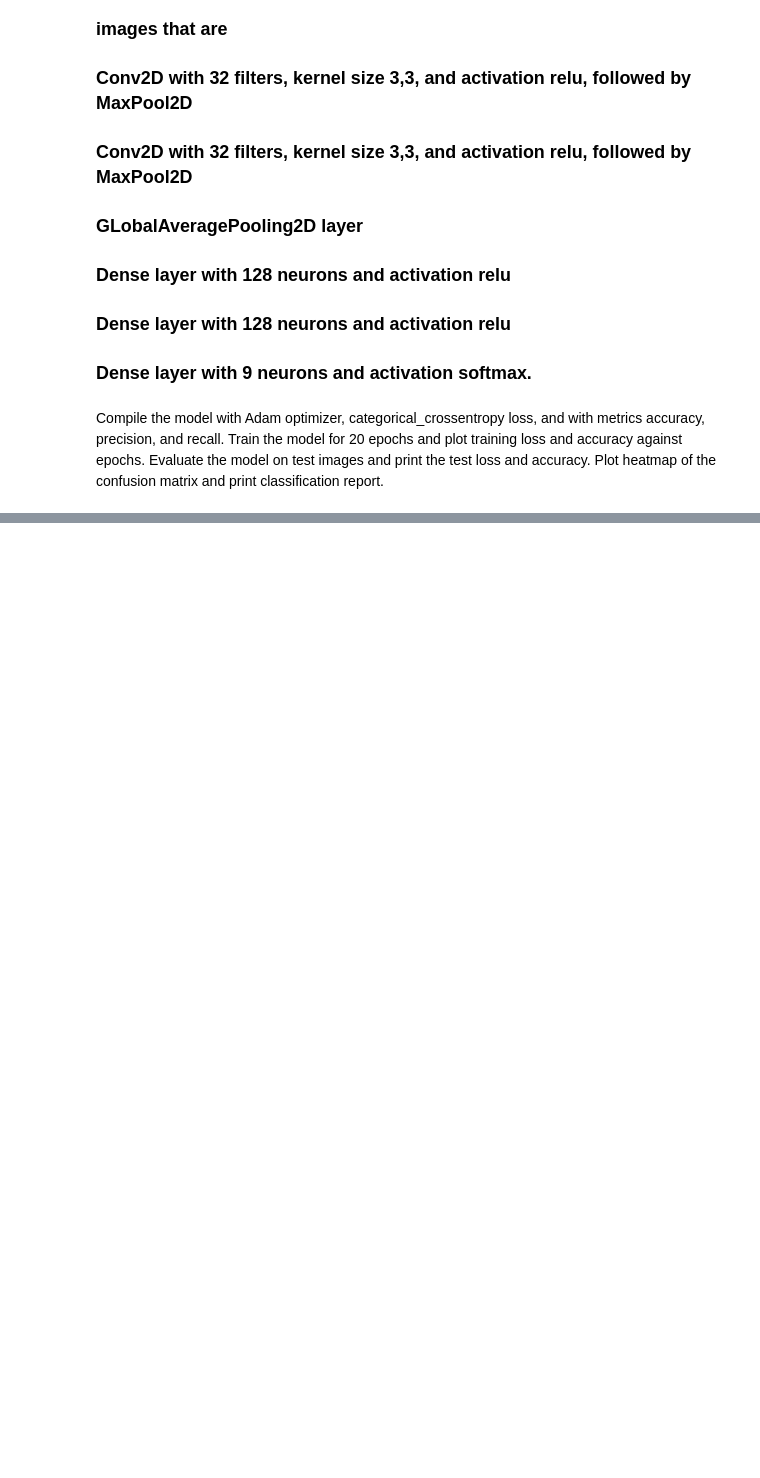
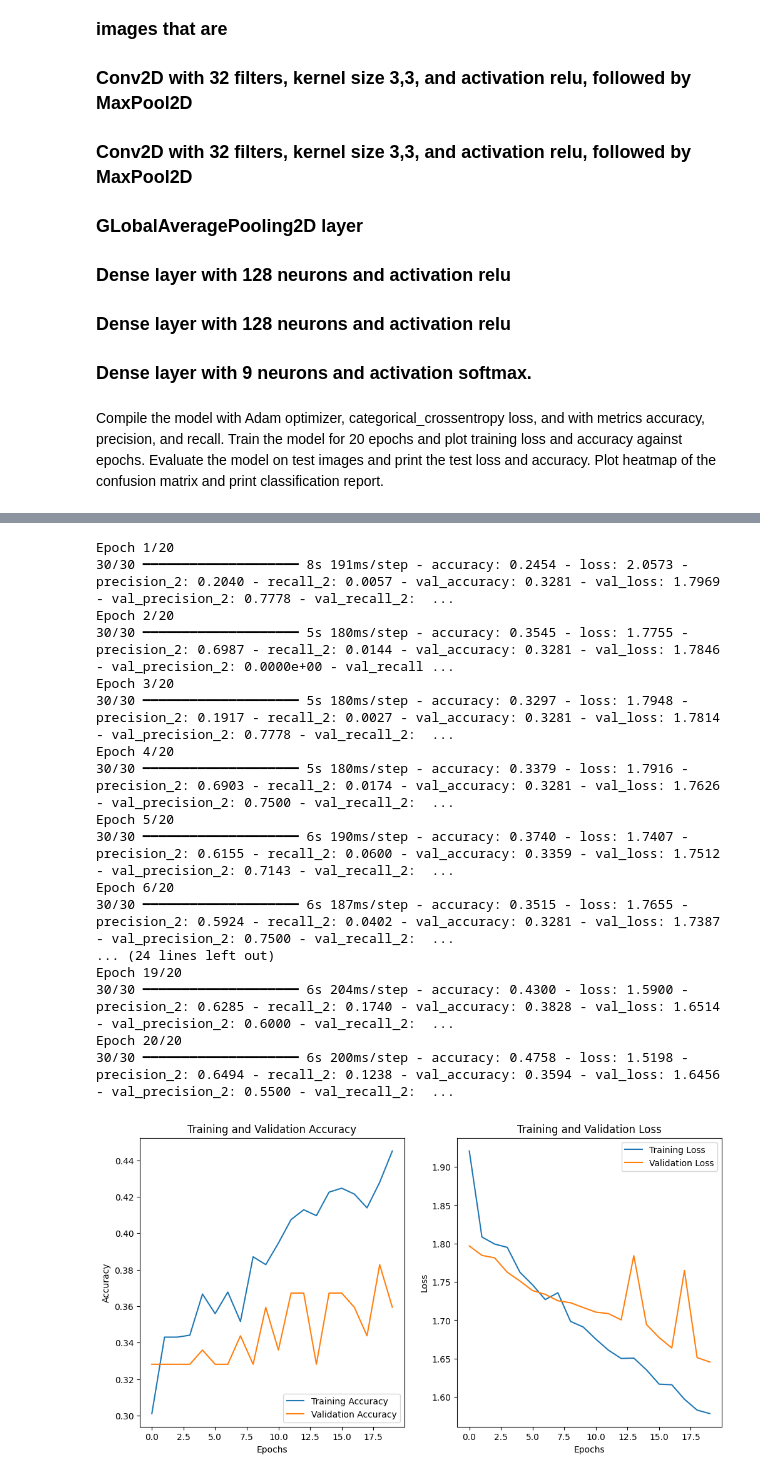
Before and after one commit to OsorioEL/BoatClassification_CNN_and_TransferLearning_Project, a Jupyter notebook: BoatClassification_CNN_TransferLearning.ipynb, the cells around one changed output, grey strips where cells are left out. Saved outputs shown, nothing was run; the diff lists cells and outputs as text; code cells hidden in the pictures; blank space fills up the shorter version.

```diff
--- a/BoatClassification_CNN_TransferLearning.ipynb
+++ b/BoatClassification_CNN_TransferLearning.ipynb
@@ -362,8 +267,6 @@ Plot heatmap of the confusion matrix and print classification report.
 # %%
- # Compile the model with Adam optimizer, categorical crossentropy loss function,
-# and accuracy, precision, recall, and F1 metrics
-model.compile(optimizer='adam',
-              loss="SparseCategoricalCrossentropy",
-              metrics=['accuracy',
-                       tf.metrics.Precision(),
-                       tf.metrics.Recall()])
+model.compile(
+    optimizer='adam',
+    loss='categorical_crossentropy',
+    metrics=['accuracy', tf.keras.metrics.Precision(), tf.keras.metrics.Recall()]
+)
@@ -389,0 +273,61 @@ print(f"Number of classes: {num_classes}")
+# %%
+# Train the model
+# Set the number of epochs to 20
+epochs = 20
+
+# Train the model
+history = model.fit(
+    train_ds,
+    validation_data=val_ds,  # Use the validation dataset for validation during training
+    epochs=epochs
+)
+
+# Plot the training and validation accuracy/loss over epochs
+acc = history.history['accuracy']
+val_acc = history.history['val_accuracy']
+
+loss = history.history['loss']
+val_loss = history.history['val_loss']
+
+epochs_range = range(epochs)
+
+plt.figure(figsize=(12, 6))
+
+# Plot training and validation accuracy
+plt.subplot(1, 2, 1)
+plt.plot(epochs_range, acc, label='Training Accuracy')
+plt.plot(epochs_range, val_acc, label='Validation Accuracy')
+plt.xlabel('Epochs')
+plt.ylabel('Accuracy')
+plt.legend(loc='lower right')
+plt.title('Training and Validation Accuracy')
+
+# Plot training and validation loss
+plt.subplot(1, 2, 2)
+plt.plot(epochs_range, loss, label='Training Loss')
+plt.plot(epochs_range, val_loss, label='Validation Loss')
+plt.xlabel('Epochs')
+plt.ylabel('Loss')
+plt.legend(loc='upper right')
+plt.title('Training and Validation Loss')
+
+plt.show()
+# %% [output]
+Epoch 1/20
+30/30 ━━━━━━━━━━━━━━━━━━━━ 8s 191ms/step - accuracy: 0.2454 - loss: 2.0573 - precision_2: 0.2040 - recall_2: 0.0057 - val_accuracy: 0.3281 - val_loss: 1.7969 - val_precision_2: 0.7778 - val_recall_2:  ...
+Epoch 2/20
+30/30 ━━━━━━━━━━━━━━━━━━━━ 5s 180ms/step - accuracy: 0.3545 - loss: 1.7755 - precision_2: 0.6987 - recall_2: 0.0144 - val_accuracy: 0.3281 - val_loss: 1.7846 - val_precision_2: 0.0000e+00 - val_recall ...
+Epoch 3/20
+30/30 ━━━━━━━━━━━━━━━━━━━━ 5s 180ms/step - accuracy: 0.3297 - loss: 1.7948 - precision_2: 0.1917 - recall_2: 0.0027 - val_accuracy: 0.3281 - val_loss: 1.7814 - val_precision_2: 0.7778 - val_recall_2:  ...
+Epoch 4/20
+30/30 ━━━━━━━━━━━━━━━━━━━━ 5s 180ms/step - accuracy: 0.3379 - loss: 1.7916 - precision_2: 0.6903 - recall_2: 0.0174 - val_accuracy: 0.3281 - val_loss: 1.7626 - val_precision_2: 0.7500 - val_recall_2:  ...
+Epoch 5/20
+30/30 ━━━━━━━━━━━━━━━━━━━━ 6s 190ms/step - accuracy: 0.3740 - loss: 1.7407 - precision_2: 0.6155 - recall_2: 0.0600 - val_accuracy: 0.3359 - val_loss: 1.7512 - val_precision_2: 0.7143 - val_recall_2:  ...
+Epoch 6/20
+30/30 ━━━━━━━━━━━━━━━━━━━━ 6s 187ms/step - accuracy: 0.3515 - loss: 1.7655 - precision_2: 0.5924 - recall_2: 0.0402 - val_accuracy: 0.3281 - val_loss: 1.7387 - val_precision_2: 0.7500 - val_recall_2:  ...
+... (24 lines left out)
+Epoch 19/20
+30/30 ━━━━━━━━━━━━━━━━━━━━ 6s 204ms/step - accuracy: 0.4300 - loss: 1.5900 - precision_2: 0.6285 - recall_2: 0.1740 - val_accuracy: 0.3828 - val_loss: 1.6514 - val_precision_2: 0.6000 - val_recall_2:  ...
+Epoch 20/20
+30/30 ━━━━━━━━━━━━━━━━━━━━ 6s 200ms/step - accuracy: 0.4758 - loss: 1.5198 - precision_2: 0.6494 - recall_2: 0.1238 - val_accuracy: 0.3594 - val_loss: 1.6456 - val_precision_2: 0.5500 - val_recall_2:  ...
+[figure, added]
```
Also changed, not shown: parts of 19 cells of this notebook.
